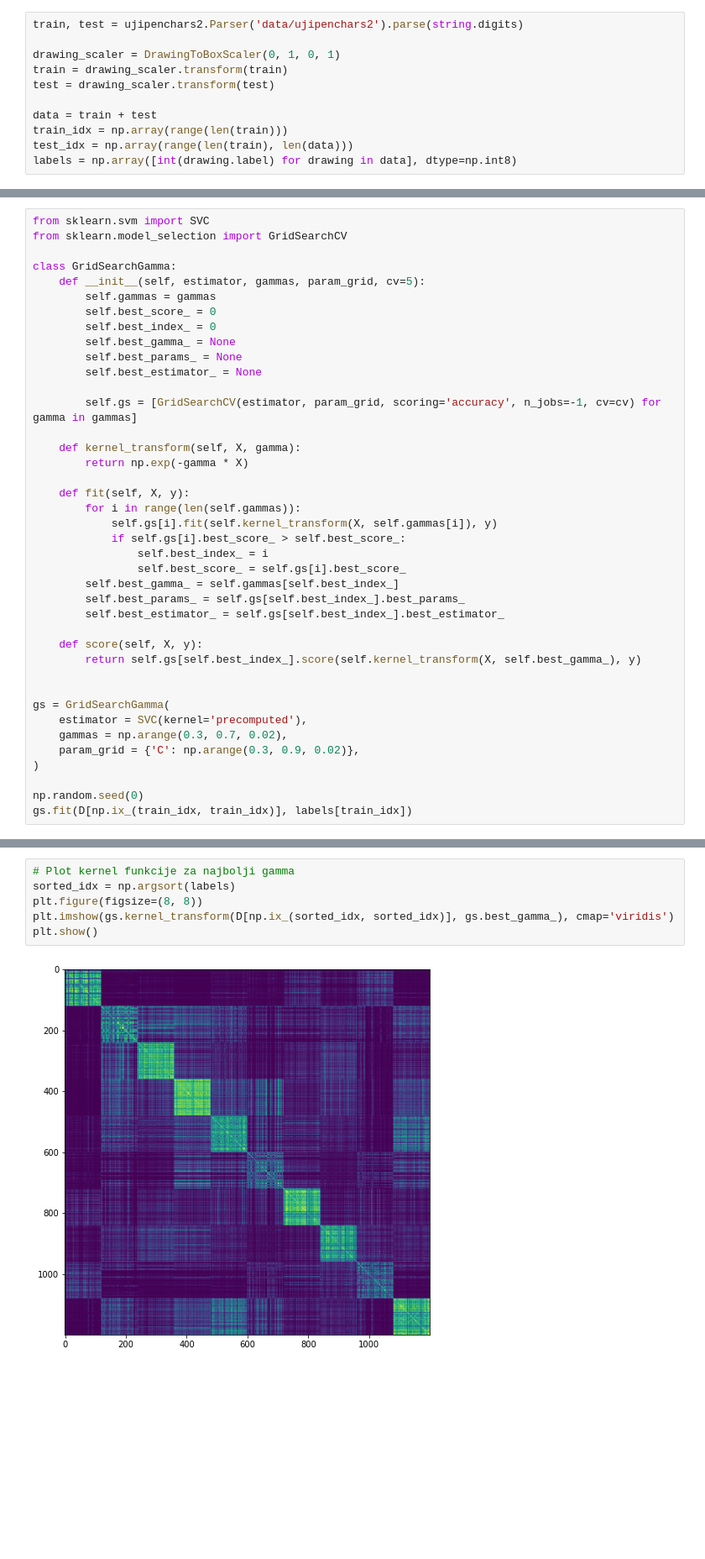
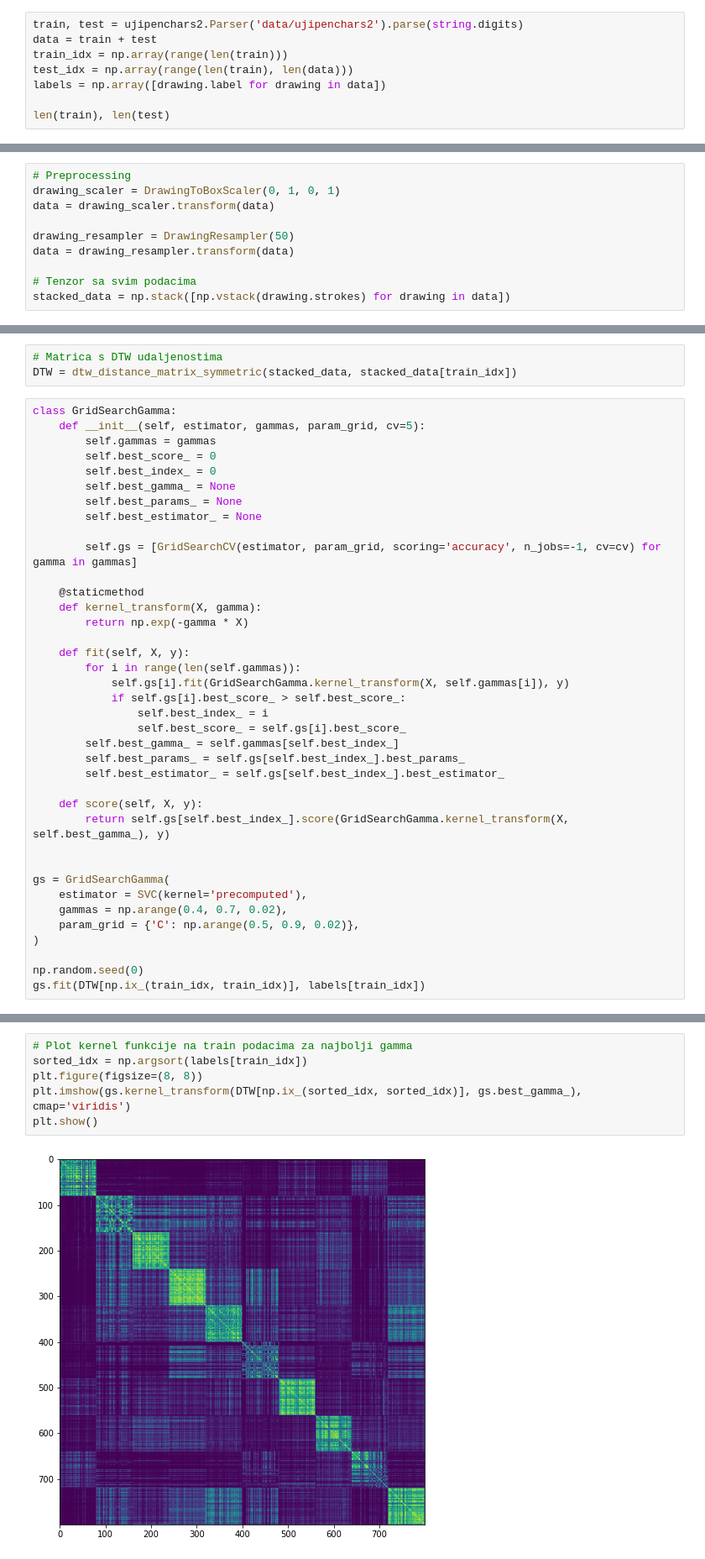
Before and after one commit to markojukic/raketa-online-character-recognition, a Jupyter notebook: SVM.ipynb, the cells around one changed output, grey strips where cells are left out. Shown: that part at 84% size. Cells and saved outputs as stored; diff of their text form; blank space fills up the shorter version.

```diff
--- a/SVM.ipynb
+++ b/SVM.ipynb
@@ -8,11 +11,8 @@ from dtw import dtw_distance_matrix
 # %%
 train, test = ujipenchars2.Parser('data/ujipenchars2').parse(string.digits)
-
-drawing_scaler = DrawingToBoxScaler(0, 1, 0, 1)
-train = drawing_scaler.transform(train)
-test = drawing_scaler.transform(test)
-
 data = train + test
 train_idx = np.array(range(len(train)))
 test_idx = np.array(range(len(train), len(data)))
-labels = np.array([int(drawing.label) for drawing in data], dtype=np.int8)
+labels = np.array([drawing.label for drawing in data])
+
+len(train), len(test)
@@ -24,0 +21,10 @@ D = dtw_distance_matrix(np.array([np.vstack(drawing.strokes) for drawing in resa
+# %%
+# Preprocessing
+drawing_scaler = DrawingToBoxScaler(0, 1, 0, 1)
+data = drawing_scaler.transform(data)
+
+drawing_resampler = DrawingResampler(50)
+data = drawing_resampler.transform(data)
+
+# Tenzor sa svim podacima
+stacked_data = np.stack([np.vstack(drawing.strokes) for drawing in data])
@@ -25,7 +33,7 @@ D = dtw_distance_matrix(np.array([np.vstack(drawing.strokes) for drawing in resa
+# %%
+# Matrica s DTW udaljenostima
+DTW = dtw_distance_matrix_symmetric(stacked_data, stacked_data[train_idx])
 # %%
-from sklearn.svm import SVC
-from sklearn.model_selection import GridSearchCV
-
 class GridSearchGamma:
     def __init__(self, estimator, gammas, param_grid, cv=5):
         self.gammas = gammas
@@ -37,12 +45,13 @@ class GridSearchGamma:
 
         self.gs = [GridSearchCV(estimator, param_grid, scoring='accuracy', n_jobs=-1, cv=cv) for gamma in gammas]
 
-    def kernel_transform(self, X, gamma):
+    @staticmethod
+    def kernel_transform(X, gamma):
         return np.exp(-gamma * X)
 
     def fit(self, X, y):
         for i in range(len(self.gammas)):
-            self.gs[i].fit(self.kernel_transform(X, self.gammas[i]), y)
+            self.gs[i].fit(GridSearchGamma.kernel_transform(X, self.gammas[i]), y)
             if self.gs[i].best_score_ > self.best_score_:
                 self.best_index_ = i
                 self.best_score_ = self.gs[i].best_score_
@@ -51,17 +60,17 @@ class GridSearchGamma:
         self.best_estimator_ = self.gs[self.best_index_].best_estimator_
 
     def score(self, X, y):
-        return self.gs[self.best_index_].score(self.kernel_transform(X, self.best_gamma_), y)
+        return self.gs[self.best_index_].score(GridSearchGamma.kernel_transform(X, self.best_gamma_), y)
 
 
 gs = GridSearchGamma(
     estimator = SVC(kernel='precomputed'),
-    gammas = np.arange(0.3, 0.7, 0.02),
-    param_grid = {'C': np.arange(0.3, 0.9, 0.02)},
+    gammas = np.arange(0.4, 0.7, 0.02),
+    param_grid = {'C': np.arange(0.5, 0.9, 0.02)},
 )
 
 np.random.seed(0)
-gs.fit(D[np.ix_(train_idx, train_idx)], labels[train_idx])
+gs.fit(DTW[np.ix_(train_idx, train_idx)], labels[train_idx])
 # %%
 print('Najbolji parametri:', ', '.join(f'{k} = {v:.4g}' for k, v in ({'gamma': gs.best_gamma_} | gs.best_params_).items()))
 print('Najbolja CV točnost:', gs.best_score_)
@@ -74,10 +83,10 @@ Točnost na test skupu: 0.9775
 
 Broj potpornih vektora: 320
 # %%
-# Plot kernel funkcije za najbolji gamma
-sorted_idx = np.argsort(labels)
+# Plot kernel funkcije na train podacima za najbolji gamma
+sorted_idx = np.argsort(labels[train_idx])
 plt.figure(figsize=(8, 8))
-plt.imshow(gs.kernel_transform(D[np.ix_(sorted_idx, sorted_idx)], gs.best_gamma_), cmap='viridis')
+plt.imshow(gs.kernel_transform(DTW[np.ix_(sorted_idx, sorted_idx)], gs.best_gamma_), cmap='viridis')
 plt.show()
 # %% [output]
-[figure, old version]
+[figure, new version]
```
Also changed, not shown: parts of 11 cells of this notebook, 15 other files.
